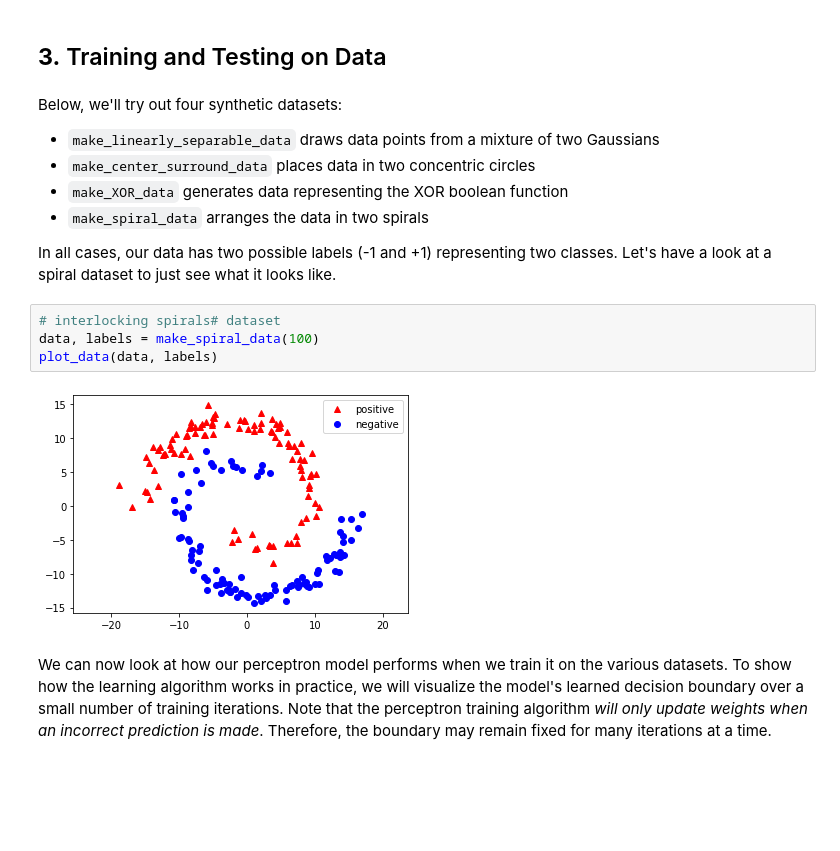
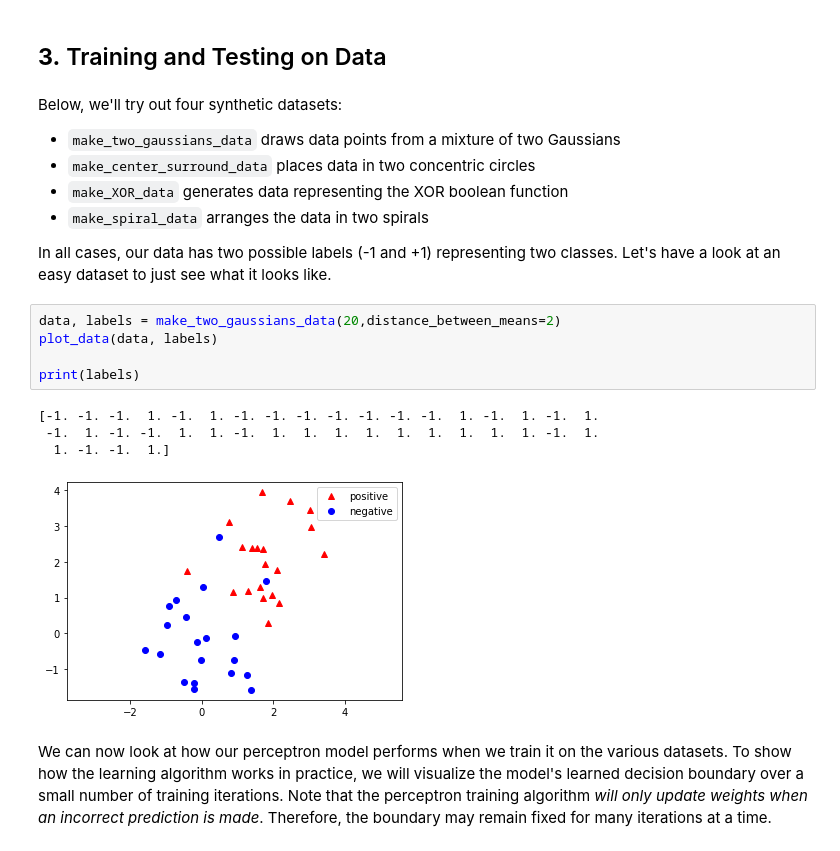
Before and after one commit to interactiveaudiolab/course-deep-learning, a Jupyter notebook: notebook_1_perceptron.ipynb, the cells around one changed output. Drawn from its saved outputs; the diff is of its cells as text; blank space fills up the shorter version.

```diff
--- a/notebook_1_perceptron.ipynb
+++ b/notebook_1_perceptron.ipynb
@@ -238,18 +236,22 @@ class Perceptron:
 # %% [markdown]
 Below, we'll try out four synthetic datasets:
 
-  * `make_linearly_separable_data` draws data points from a mixture of two Gaussians
+  * `make_two_gaussians_data` draws data points from a mixture of two Gaussians
   * `make_center_surround_data` places data in two concentric circles
   * `make_XOR_data` generates data representing the XOR boolean function
   * `make_spiral_data` arranges the data in two spirals
 
-In all cases, our data has two possible labels (-1 and +1) representing two classes. Let's have a look at a spiral dataset to just see what it looks like.
+In all cases, our data has two possible labels (-1 and +1) representing two classes. Let's have a look at an easy dataset to just see what it looks like.
 # %%
-# interlocking spirals# dataset
-data, labels = make_spiral_data(100)
+data, labels = make_two_gaussians_data(20,distance_between_means=2)
 plot_data(data, labels)
+
+print(labels)
 # %% [output]
+[-1. -1. -1.  1. -1.  1. -1. -1. -1. -1. -1. -1. -1.  1. -1.  1. -1.  1.
+ -1.  1. -1. -1.  1.  1. -1.  1.  1.  1.  1.  1.  1.  1.  1.  1. -1.  1.
+  1. -1. -1.  1.]
-[figure, old version]
+[figure, new version]
 # %% [markdown]
 We can now look at how our perceptron model performs when we train it on the various datasets. To show how the learning algorithm works in practice, we will visualize the model's learned decision boundary over a small number of training iterations. Note that the perceptron training algorithm _will only update weights when an incorrect prediction is made_. Therefore, the boundary may remain fixed for many iterations at a time.
 # %%
```
Also changed, not shown: parts of 3 cells of this notebook.
